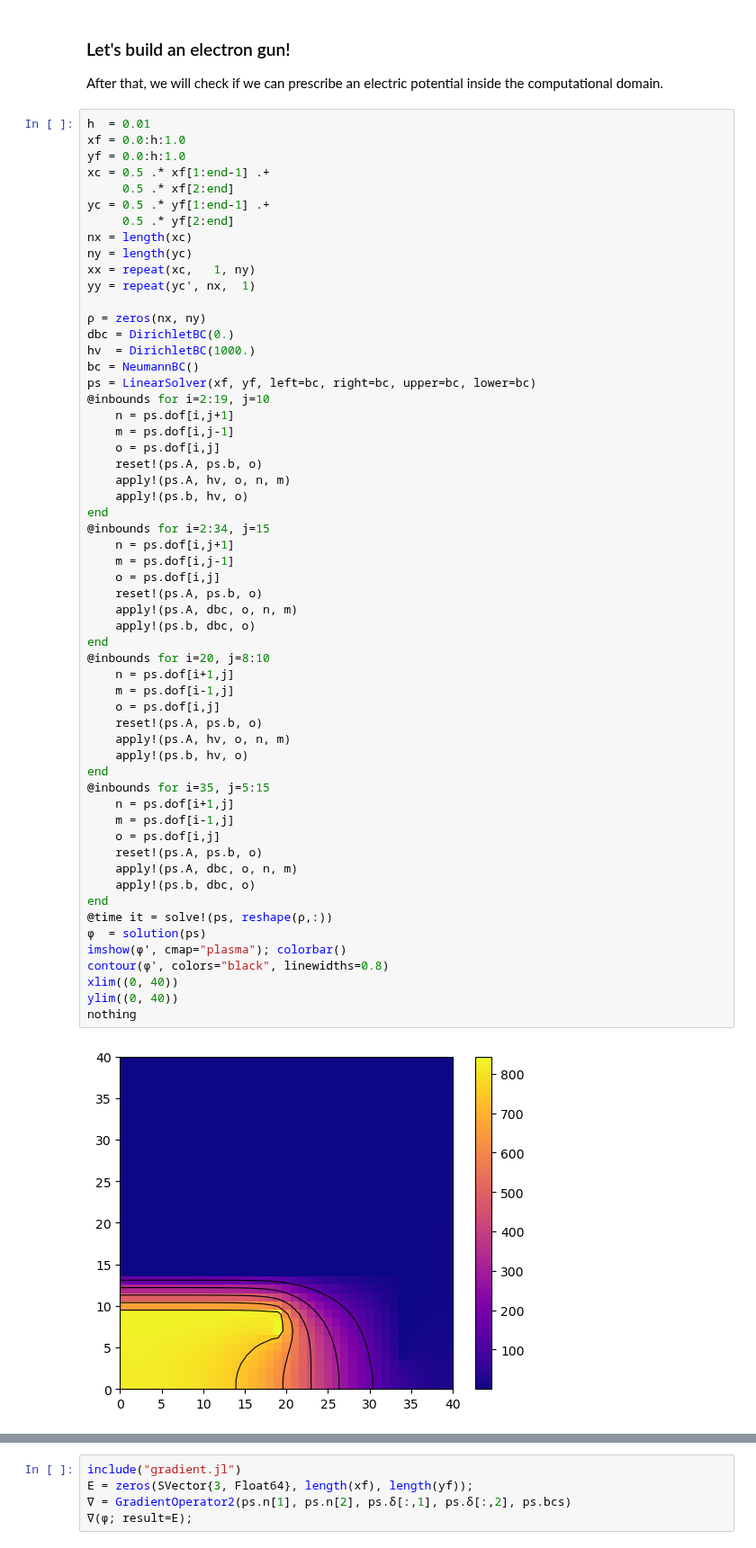
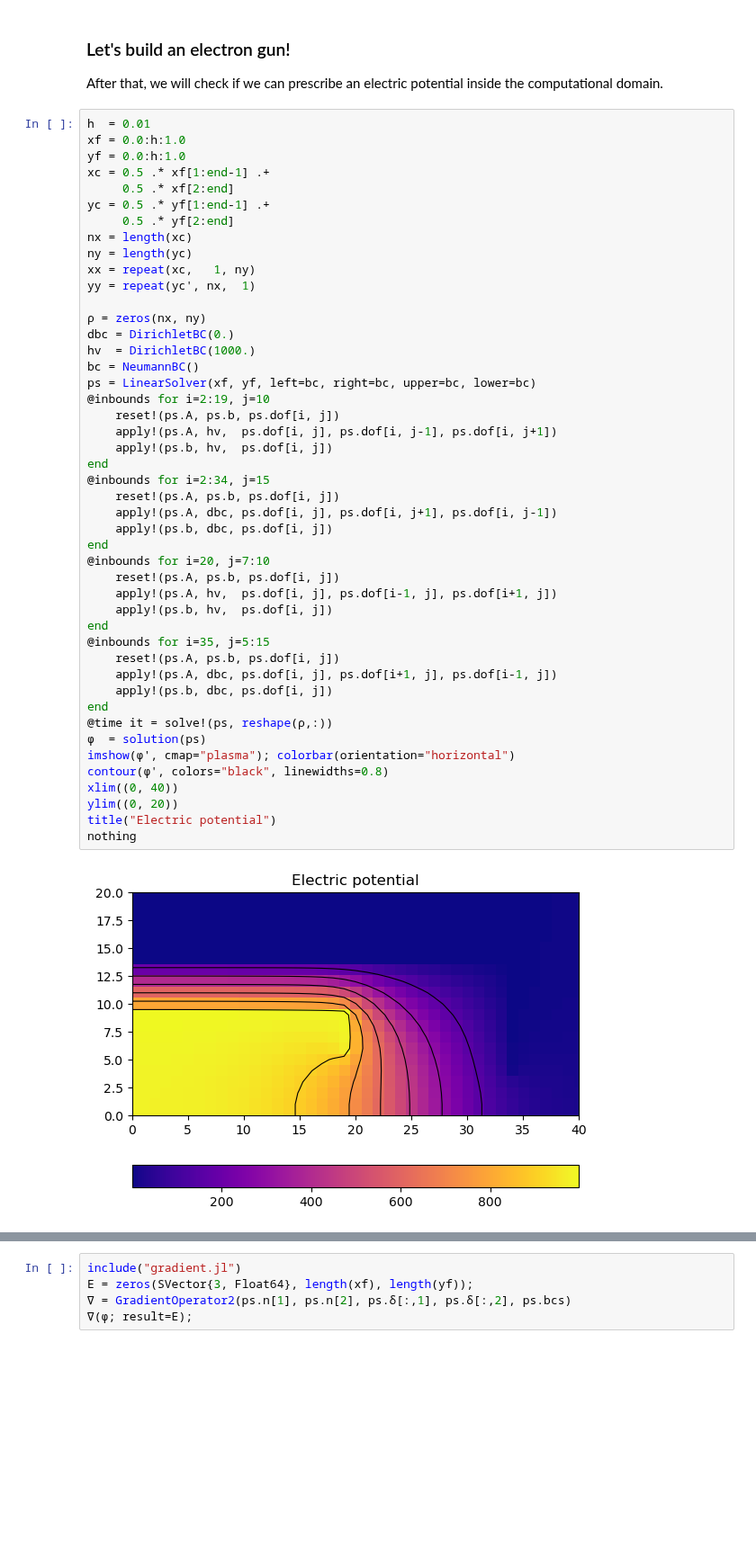
Before and after one commit to bchaber/pole, a Jupyter notebook: PoissonEquation.ipynb, the cells around one changed output, grey strips where cells are left out. Shown at 90% size. Cells and saved outputs as stored; diff of their text form; blank space fills up the shorter version.

```diff
--- a/PoissonEquation.ipynb
+++ b/PoissonEquation.ipynb
@@ -245,58 +245,47 @@ After that, we will check if we can prescribe an electric potential inside the c
 h  = 0.01
 xf = 0.0:h:1.0
 yf = 0.0:h:1.0
 xc = 0.5 .* xf[1:end-1] .+
      0.5 .* xf[2:end]
 yc = 0.5 .* yf[1:end-1] .+
      0.5 .* yf[2:end]
 nx = length(xc)
 ny = length(yc)
 xx = repeat(xc,   1, ny)
 yy = repeat(yc', nx,  1)
 
 ρ = zeros(nx, ny)
 dbc = DirichletBC(0.)
 hv  = DirichletBC(1000.)
 bc = NeumannBC()
 ps = LinearSolver(xf, yf, left=bc, right=bc, upper=bc, lower=bc)
 @inbounds for i=2:19, j=10
-    n = ps.dof[i,j+1]
-    m = ps.dof[i,j-1]
-    o = ps.dof[i,j]
-    reset!(ps.A, ps.b, o)
-    apply!(ps.A, hv, o, n, m)
-    apply!(ps.b, hv, o)
+    reset!(ps.A, ps.b, ps.dof[i, j])
+    apply!(ps.A, hv,  ps.dof[i, j], ps.dof[i, j-1], ps.dof[i, j+1])
+    apply!(ps.b, hv,  ps.dof[i, j])
 end
 @inbounds for i=2:34, j=15
-    n = ps.dof[i,j+1]
-    m = ps.dof[i,j-1]
-    o = ps.dof[i,j]
-    reset!(ps.A, ps.b, o)
-    apply!(ps.A, dbc, o, n, m)
-    apply!(ps.b, dbc, o)
+    reset!(ps.A, ps.b, ps.dof[i, j])
+    apply!(ps.A, dbc, ps.dof[i, j], ps.dof[i, j+1], ps.dof[i, j-1])
+    apply!(ps.b, dbc, ps.dof[i, j])
 end
-@inbounds for i=20, j=8:10
-    n = ps.dof[i+1,j]
-    m = ps.dof[i-1,j]
-    o = ps.dof[i,j]
-    reset!(ps.A, ps.b, o)
-    apply!(ps.A, hv, o, n, m)
-    apply!(ps.b, hv, o)
+@inbounds for i=20, j=7:10
+    reset!(ps.A, ps.b, ps.dof[i, j])
+    apply!(ps.A, hv,  ps.dof[i, j], ps.dof[i-1, j], ps.dof[i+1, j])
+    apply!(ps.b, hv,  ps.dof[i, j])
 end
 @inbounds for i=35, j=5:15
-    n = ps.dof[i+1,j]
-    m = ps.dof[i-1,j]
-    o = ps.dof[i,j]
-    reset!(ps.A, ps.b, o)
-    apply!(ps.A, dbc, o, n, m)
-    apply!(ps.b, dbc, o)
+    reset!(ps.A, ps.b, ps.dof[i, j])
+    apply!(ps.A, dbc, ps.dof[i, j], ps.dof[i+1, j], ps.dof[i-1, j])
+    apply!(ps.b, dbc, ps.dof[i, j])
 end
 @time it = solve!(ps, reshape(ρ,:))
 φ  = solution(ps)
-imshow(φ', cmap="plasma"); colorbar()
+imshow(φ', cmap="plasma"); colorbar(orientation="horizontal")
 contour(φ', colors="black", linewidths=0.8)
 xlim((0, 40))
-ylim((0, 40))
+ylim((0, 20))
+title("Electric potential")
 nothing
 # %% [output]
-[figure, old version]
+[figure, new version]
```
Also changed, not shown: parts of 9 cells of this notebook, 1 other file.
